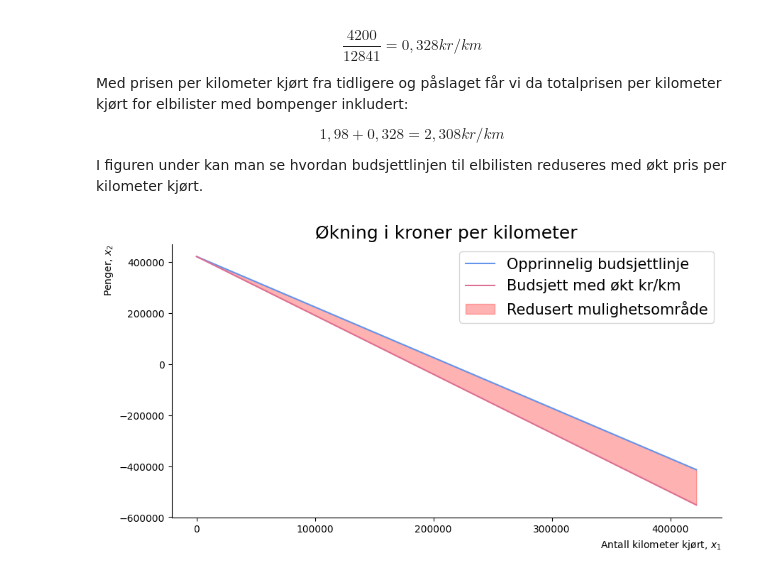
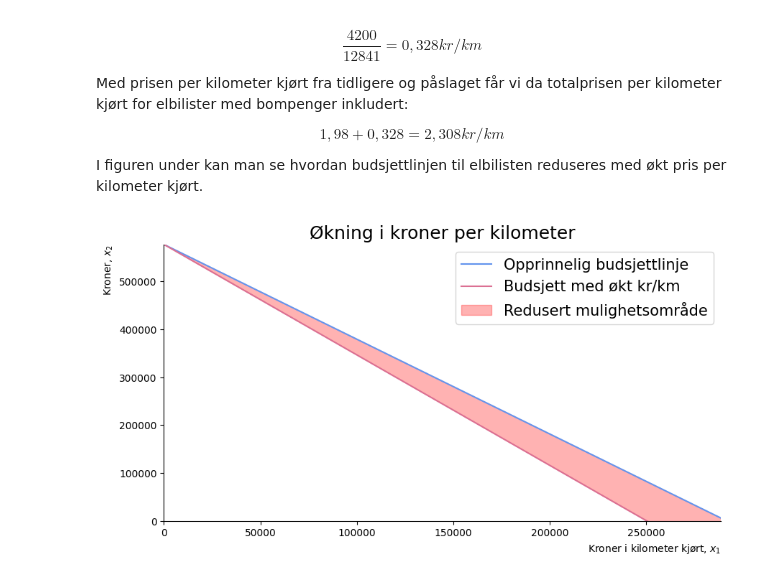
Before and after one commit to DanielFabioG/SOK-1003-og-SOK-1006, a Jupyter notebook: sok-1006/Mappeoppgaver/Kand_nr_17_Mikro_Mappe2_V2023_1006.ipynb, the cells around one changed output. Saved outputs shown, nothing was run; the diff lists cells and outputs as text; code cells hidden in the pictures.

```diff
--- a/sok-1006/Mappeoppgaver/Kand_nr_17_Mikro_Mappe2_V2023_1006.ipynb
+++ b/sok-1006/Mappeoppgaver/Kand_nr_17_Mikro_Mappe2_V2023_1006.ipynb
@@ -470,8 +472,8 @@ Følgende figur viser mulighetsområdet for konsum av andre goder og antall kilo
 # Definerer funksjonen som skal brukes til å lage figurer
 def create_ax():
                 fig, ax = plt.subplots(figsize=(10, 5))
-                ax.set_ylabel('Penger, $x_2$', loc='top')
-                ax.set_xlabel('Antall kilometer kjørt, $x_1$', loc='right')
+                ax.set_ylabel('Kroner, $x_2$', loc='top')
+                ax.set_xlabel('Kroner i kilometer kjørt, $x_1$', loc='right')
                 ax.spines['top'].set_color('none')
                 ax.spines['right'].set_color('none')
                 return fig, ax
@@ -481,7 +483,7 @@ def budsjett(M, p1, p2, x1):
     return (M - p1 * x1) / p2
 
 # Definerer tallgrunnlaget som skal brukes i budsjettfunksjonen
-M = 422000
+M = 577440
 p1 = 1.98
 p2 = 1
 x1_range = np.linspace(0, M, 1000)
@@ -499,8 +501,8 @@ ax.fill_between(x1_range, 0, x2_range, color = "green",alpha = 0.3,label='Muligh
 # fixing x and y limits
 ax.set_title('Elbilistens budsjettlinje og mulighetsområde', size=18)
 
-ax.set_xlim(0, 442000/2)
-ax.set_ylim(0, 422000)
+ax.set_xlim(0, M/2)
+ax.set_ylim(0, M)
 
 # Legende
 ax.legend(loc='best', fontsize=15);
@@ -527,25 +529,28 @@ I figuren under kan man se hvordan budsjettlinjen til elbilisten reduseres med
 # %%
 # Definerer den nye kr/km
 p1_2 = p1 + 0.328
 x2_range_2 = budsjett(M, p1_2, p2, x1_range)
 
 # Starter på andre figur for kapittel 3
 fig, ax = create_ax()
 
 # Plotter opprinnelig budsjettlinje
 ax.plot(x1_range, x2_range, color="cornflowerblue", label = 'Opprinnelig budsjettlinje')
 
 # Plotter nye budsjettlinje
 ax.plot(x1_range, x2_range_2, color="palevioletred", label = 'Budsjett med økt kr/km')
 
 # Fyller inn mulighetsområdet med fillbetween
 ax.fill_between(x1_range, x2_range_2, x2_range, color = "red",alpha = 0.3,label='Redusert mulighetsområde')
 
 ax.set_title('Økning i kroner per kilometer', size=18)
+
+ax.set_ylim(0, M)
+ax.set_xlim(0, M/2)
 # Legende
 ax.legend(fontsize=15);
 # %% [output]
-[figure, old version]
+[figure, new version]
 # %% [markdown]
 # Fra konsumentens tilpasning til etterspørsel
 
```
Also changed, not shown: parts of 9 cells of this notebook, 6 other files.
